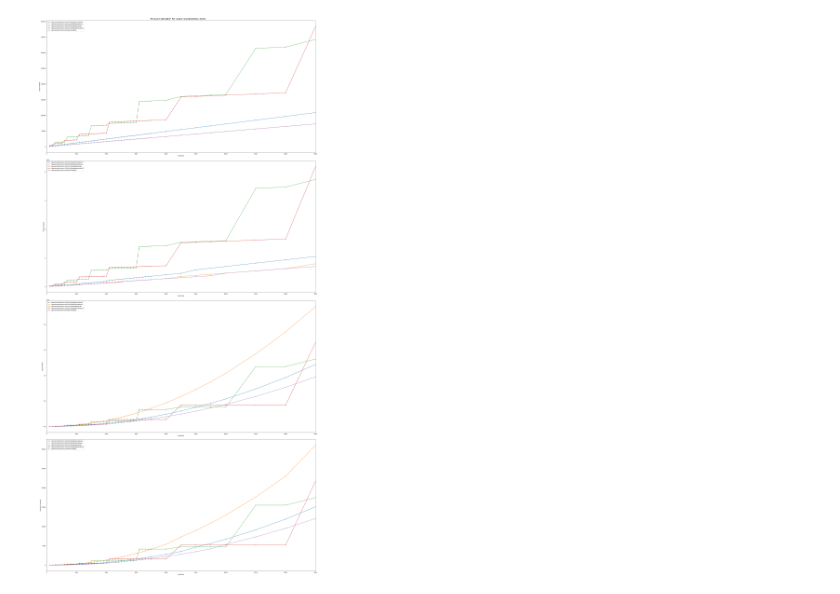
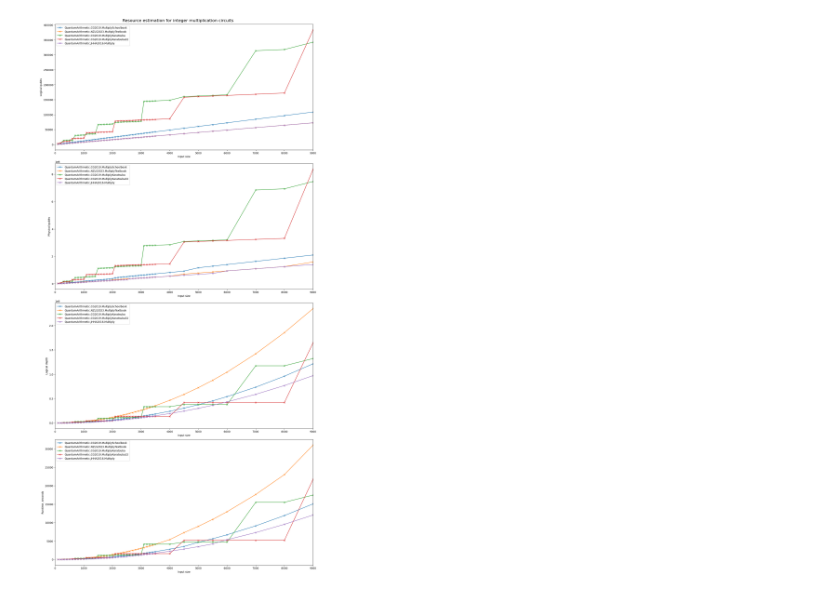
Before and after one commit to fedimser/quant-arith-re, a Jupyter notebook: resource_estimate/Resourse estimation for multipliers.ipynb, the cells around one changed output. Drawn from its saved outputs; the diff is of its cells as text; code cells hidden in the pictures.

```diff
--- a/resource_estimate/Resourse estimation for multipliers.ipynb
+++ b/resource_estimate/Resourse estimation for multipliers.ipynb
@@ -23,32 +23,32 @@ ops = [
   "QuantumArithmetic.CG2019.MultiplyKaratsuba32",
   "QuantumArithmetic.JHHA2016.Multiply",
 ]
 
 
 metrics = ["Logical qubits", "Physical qubits", "Logical depth", "Runtime, seconds"]
 charts = [{op: [] for op in ops} for _ in range(len(metrics))]
 n_range = list(range(100, 3600, 100)) + [4000, 4500, 5000, 5500, 6000, 7000, 8000, 9000]
 
 for n in n_range:
     for op in ops:
         t0=time.time()
         estimates = json.loads(estimate_resources_multiply(op, n))
         #print(n, op, time.time()-t0, flush=True)
         charts[0][op].append(estimates['physicalCounts']['breakdown']['algorithmicLogicalQubits'])
         charts[1][op].append(estimates['physicalCounts']['physicalQubits'])
         charts[2][op].append(estimates['physicalCounts']['breakdown']['logicalDepth'])
         charts[3][op].append(estimates['physicalCounts']['runtime']/10**9)
 
 
-fig, ax = plt.subplots(figsize=(30, 60), nrows=len(metrics), ncols=1, constrained_layout=True)
+fig, ax = plt.subplots(figsize=(15, 30), nrows=len(metrics), ncols=1, constrained_layout=True)
 for i in range(len(metrics)):
     for op in ops:
         ax[i].plot(n_range, charts[i][op], label=op, marker='x')
     ax[i].set_xlim([0,max(n_range)])
     ax[i].legend()
     ax[i].set_xlabel('Input size')
     ax[i].set_ylabel(metrics[i])
 fig.suptitle("Resource estimation for integer multiplication circuits", fontsize=16)
 plt.show()
 # %% [output]
-[figure, old version]
+[figure, new version]
```
